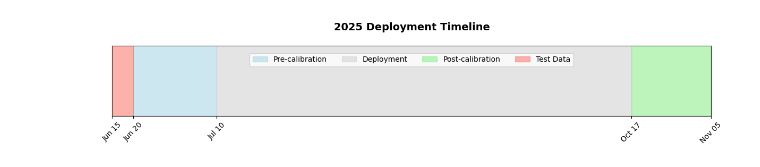
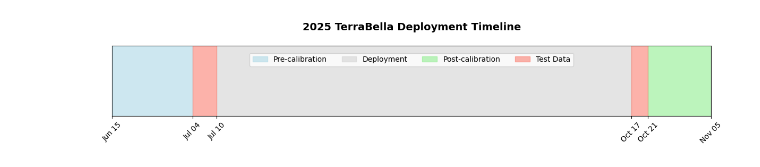
Before and after one commit to TorriaCol/voz-data-analysis, a Jupyter notebook: plots/deployment_timelines.ipynb, the cells around one changed output. Drawn from its saved outputs; the diff is of its cells as text; code cells hidden in the pictures.

```diff
--- a/plots/deployment_timelines.ipynb
+++ b/plots/deployment_timelines.ipynb
@@ -8,8 +8,9 @@ import matplotlib.dates as mdates
 # ------------------------------
 date_file = r"../reference_files/2025_deployment_dates.xlsx"
 sensor_id = "TerraBella"
+calibration = "Both"
 
-df_dates = pd.read_excel(date_file, sheet_name=1)
+df_dates = pd.read_excel(date_file, sheet_name=calibration)
 row = df_dates.loc[df_dates['sensor_id'] == sensor_id].squeeze()
 
 # Convert date columns to datetime
@@ -21,13 +22,9 @@ row[date_columns] = pd.to_datetime(row[date_columns])
 # Define deployment periods
 # ------------------------------
 
-# Derived deployment window (between end of pre-cal and start of post-cal)
-deployment_start = row['newpreend']
-deployment_end   = row['newpoststart']
-
 periods = [
     (row['newprestart'], row['newpreend'], "Pre-calibration"),
-    (deployment_start, deployment_end, "Deployment"),          # NEW
+    (row['deploystart'], row['deployend'], "Deployment"),          # NEW
     (row['newpoststart'], row['newpostend'], "Post-calibration"),
     (row['Trial1Start'], row['Trial1End'], "Test Data"),
     (row['Trial2Start'], row['Trial2End'], "Test Data")
@@ -47,7 +44,7 @@ label_to_color = {
 # Plot timeline
 # ------------------------------
 fig, ax = plt.subplots(figsize=(12, 2.5))
-fig.suptitle("2025 Deployment Timeline", fontsize=14, fontweight = 'bold')
+fig.suptitle(f"2025 {sensor_id} Deployment Timeline", fontsize=14, fontweight = 'bold')
 
 # Draw colored spans
 used_labels = set()
@@ -68,32 +65,32 @@ month_starts = pd.date_range(
     start=timeline_start.replace(day=1),
     end=timeline_end,
     freq='MS'
 )
 
 tick_dates = [timeline_start]
 
 for p_start, p_end, label in periods:
     tick_dates.append(pd.to_datetime(p_start))
     tick_dates.append(pd.to_datetime(p_end))
 
 # Remove duplicates and sort
 tick_dates = sorted(set(tick_dates))
 
 ax.set_xticks(tick_dates)
 ax.xaxis.set_major_formatter(mdates.DateFormatter('%b %d'))
 
 # Remove y-axis (not needed)
 ax.set_yticks([])
 
 # Legend
 ax.legend(loc="upper center", ncol=4, bbox_to_anchor=(0.5, 0.95))
 ax.set_xlim(timeline_start,timeline_end)
 plt.xticks(rotation=45)
 
 # Tight layout and save
 plt.tight_layout()
-plt.savefig(r"../../PlotsForRubenNov25/timeline.jpg",
+plt.savefig(rf"../../OzoneCalibrations/DeploymentTimelines/{sensor_id}Timeline.jpg",
             format='jpg', dpi=300)
 plt.show()
 # %% [output]
-[figure, old version]
+[figure, new version]
```
Also changed, not shown: 18 other files.
